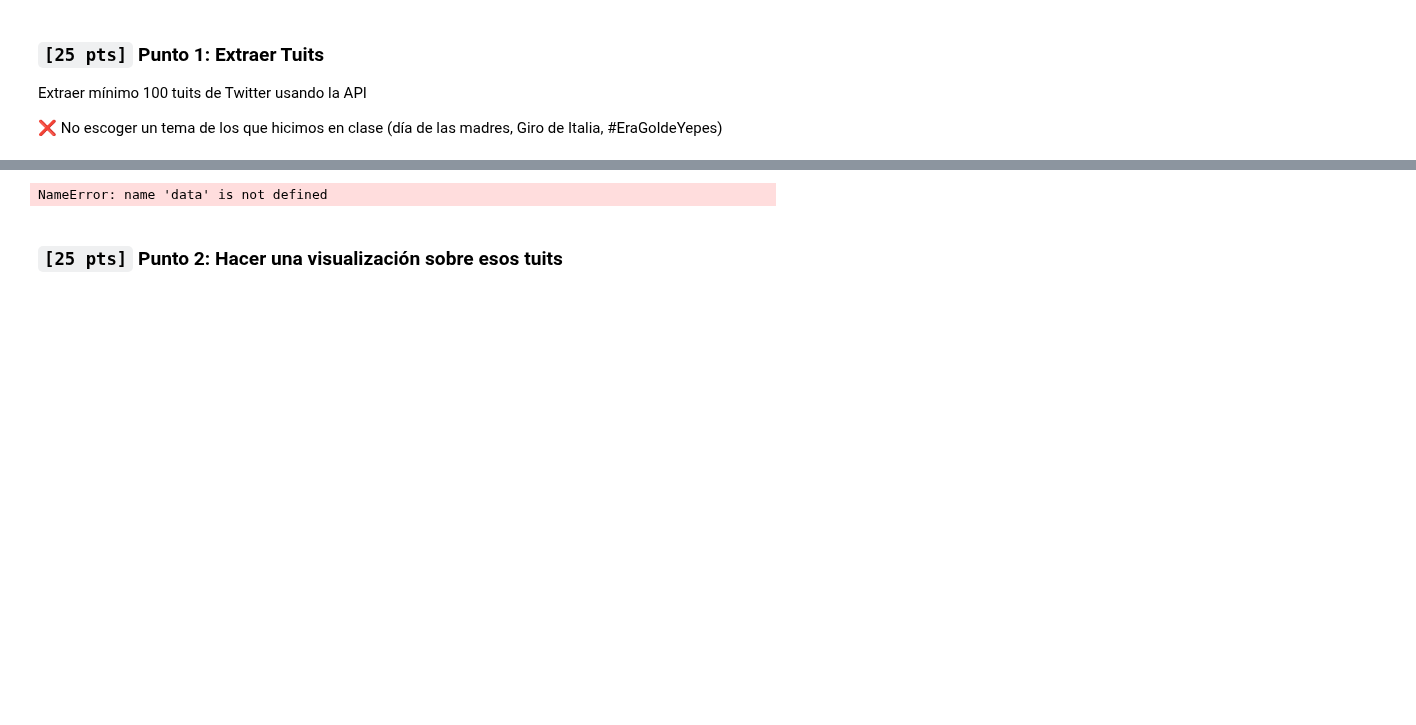
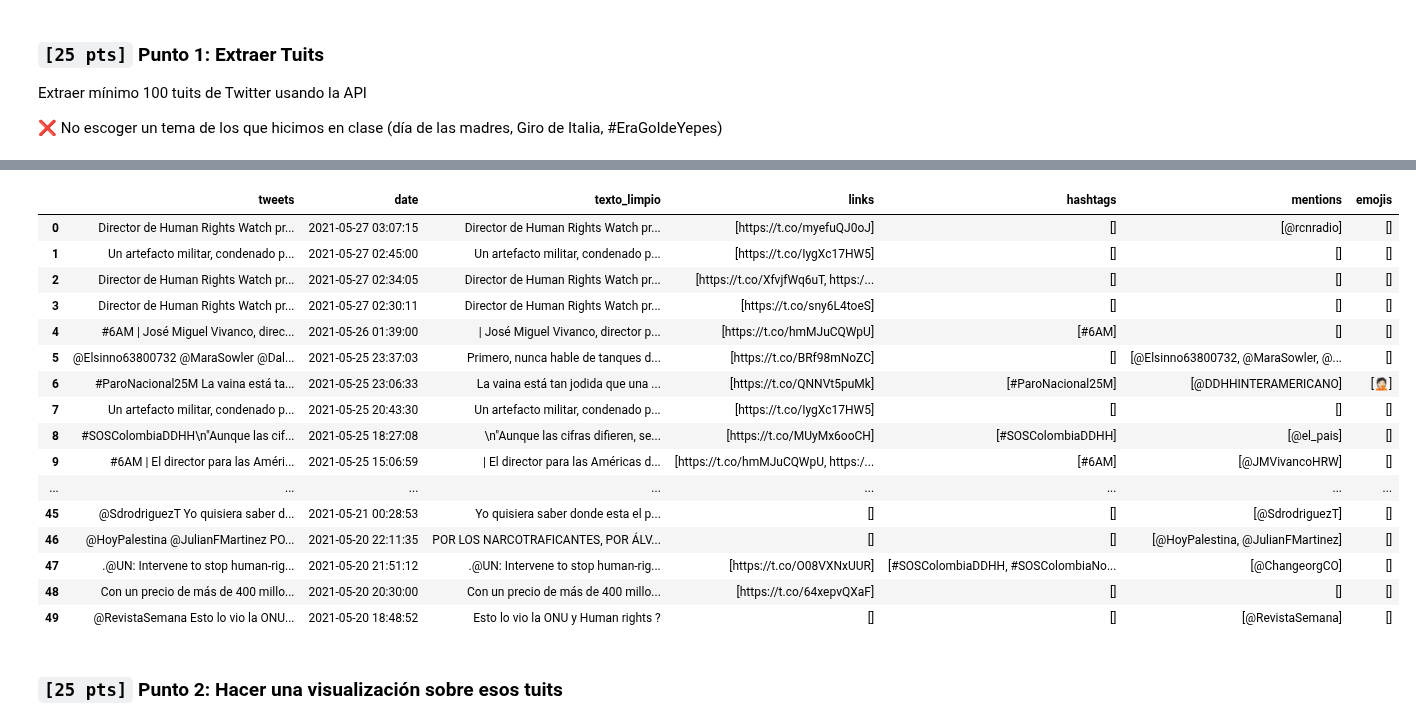
Before and after one commit to Keylanizmo/NLP, a Jupyter notebook: Taller 11 NLP - Keylan Valencia .ipynb, the cells around one changed output, grey strips where cells are left out. Saved outputs shown, nothing was run; the diff lists cells and outputs as text; code cells hidden in the pictures; blank space fills up the shorter version.

```diff
--- a/Taller 11 NLP - Keylan Valencia .ipynb
+++ b/Taller 11 NLP - Keylan Valencia .ipynb
@@ -78,0 +82,4 @@ NameError: name 'tuits' is not defined
+# %%
+df = pd.DataFrame(t_processed)
+df.columns = ['tweets', 'date', 'City','User_Location', 'id', 'link']
+df.head()
@@ -78,0 +108,17 @@ NameError: name 'tuits' is not defined
+# %%
+# cargar Tweets mas antiguos
+import snscrape.modules.twitter as sntwitter
+
+MaxTweets = 10
+for i,tweet in enumerate(sntwitter.TwitterSearchScraper("#eragoldeyepes" + "since:2014-07-15 until: 2014-08-15").get_items()):
+        if i > MaxTweets :
+            break
+        print(tweet)
+        print(tweet.date)
+        print(tweet.content)
+        print("*"*100)
+        print()
+# %%
+#limpiar los datos Pre-Procesamiento específico para Twwiter)
+df = df[['tweets', 'date']]
+df
@@ -98,6 +158,6 @@ def text_clean(row):
     return text, links, hashtags, mentions
 # %%
 #Obtiene el texto limpio, acortamos la url, obtenemos los hashtags y las cuentas mencionadas
-data[['texto_limpio', 'links', 'hashtags', 'mentions']] = data.apply(text_clean, axis=1, result_type='expand')
-data
+df[['texto_limpio', 'links', 'hashtags', 'mentions']] = df.apply(text_clean, axis=1, result_type='expand')
+df
 # %% [output]
@@ -114,7 +217,23 @@ def get_emojis(text):
 # %%
-data['emojis'] = data['texto_limpio'].apply(lambda text: get_emojis(text))
-data.head()
+df['emojis'] = df['texto_limpio'].apply(lambda text: get_emojis(text))
+df.head(50)
 # %% [output]
-NameError: name 'data' is not defined
+|  | tweets | date | texto_limpio | links | hashtags | mentions | emojis |
+| 0 | Director de Human Rights Watch pr... | 2021-05-27 03:07:15 | Director de Human Rights Watch pr... | [https://t.co/myefuQJ0oJ] | [] | [@rcnradio] | [] |
+| 1 | Un artefacto militar, condenado p... | 2021-05-27 02:45:00 | Un artefacto militar, condenado p... | [https://t.co/IygXc17HW5] | [] | [] | [] |
+| 2 | Director de Human Rights Watch pr... | 2021-05-27 02:34:05 | Director de Human Rights Watch pr... | [https://t.co/XfvjfWq6uT, https:/... | [] | [] | [] |
+| 3 | Director de Human Rights Watch pr... | 2021-05-27 02:30:11 | Director de Human Rights Watch pr... | [https://t.co/sny6L4toeS] | [] | [] | [] |
+| 4 | #6AM | José Miguel Vivanco, direc... | 2021-05-26 01:39:00 | | José Miguel Vivanco, director p... | [https://t.co/hmMJuCQWpU] | [#6AM] | [] | [] |
+| 5 | @Elsinno63800732 @MaraSowler @Dal... | 2021-05-25 23:37:03 | Primero, nunca hable de tanques d... | [https://t.co/BRf98mNoZC] | [] | [@Elsinno63800732, @MaraSowler, @... | [] |
+| 6 | #ParoNacional25M La vaina está ta... | 2021-05-25 23:06:33 | La vaina está tan jodida que una ... | [https://t.co/QNNVt5puMk] | [#ParoNacional25M] | [@DDHHINTERAMERICANO] | [🤦🏻] |
+| 7 | Un artefacto militar, condenado p... | 2021-05-25 20:43:30 | Un artefacto militar, condenado p... | [https://t.co/IygXc17HW5] | [] | [] | [] |
+| 8 | #SOSColombiaDDHH\n"Aunque las cif... | 2021-05-25 18:27:08 | \n"Aunque las cifras difieren, se... | [https://t.co/MUyMx6ooCH] | [#SOSColombiaDDHH] | [@el_pais] | [] |
+| 9 | #6AM | El director para las Améri... | 2021-05-25 15:06:59 | | El director para las Américas d... | [https://t.co/hmMJuCQWpU, https:/... | [#6AM] | [@JMVivancoHRW] | [] |
+| ... | ... | ... | ... | ... | ... | ... | ... |
+| 45 | @SdrodriguezT Yo quisiera saber d... | 2021-05-21 00:28:53 | Yo quisiera saber donde esta el p... | [] | [] | [@SdrodriguezT] | [] |
+| 46 | @HoyPalestina @JulianFMartinez PO... | 2021-05-20 22:11:35 | POR LOS NARCOTRAFICANTES, POR ÁLV... | [] | [] | [@HoyPalestina, @JulianFMartinez] | [] |
+| 47 | .@UN: Intervene to stop human-rig... | 2021-05-20 21:51:12 | .@UN: Intervene to stop human-rig... | [https://t.co/O08VXNxUUR] | [#SOSColombiaDDHH, #SOSColombiaNo... | [@ChangeorgCO] | [] |
+| 48 | Con un precio de más de 400 millo... | 2021-05-20 20:30:00 | Con un precio de más de 400 millo... | [https://t.co/64xepvQXaF] | [] | [] | [] |
+| 49 | @RevistaSemana Esto lo vio la ONU... | 2021-05-20 18:48:52 | Esto lo vio la ONU y Human rights ? | [] | [] | [@RevistaSemana] | [] |
 # %% [markdown]
 ###  `[25 pts]` Punto 2: Hacer una visualización sobre esos tuits
```
Also changed, not shown: parts of 24 cells of this notebook.
